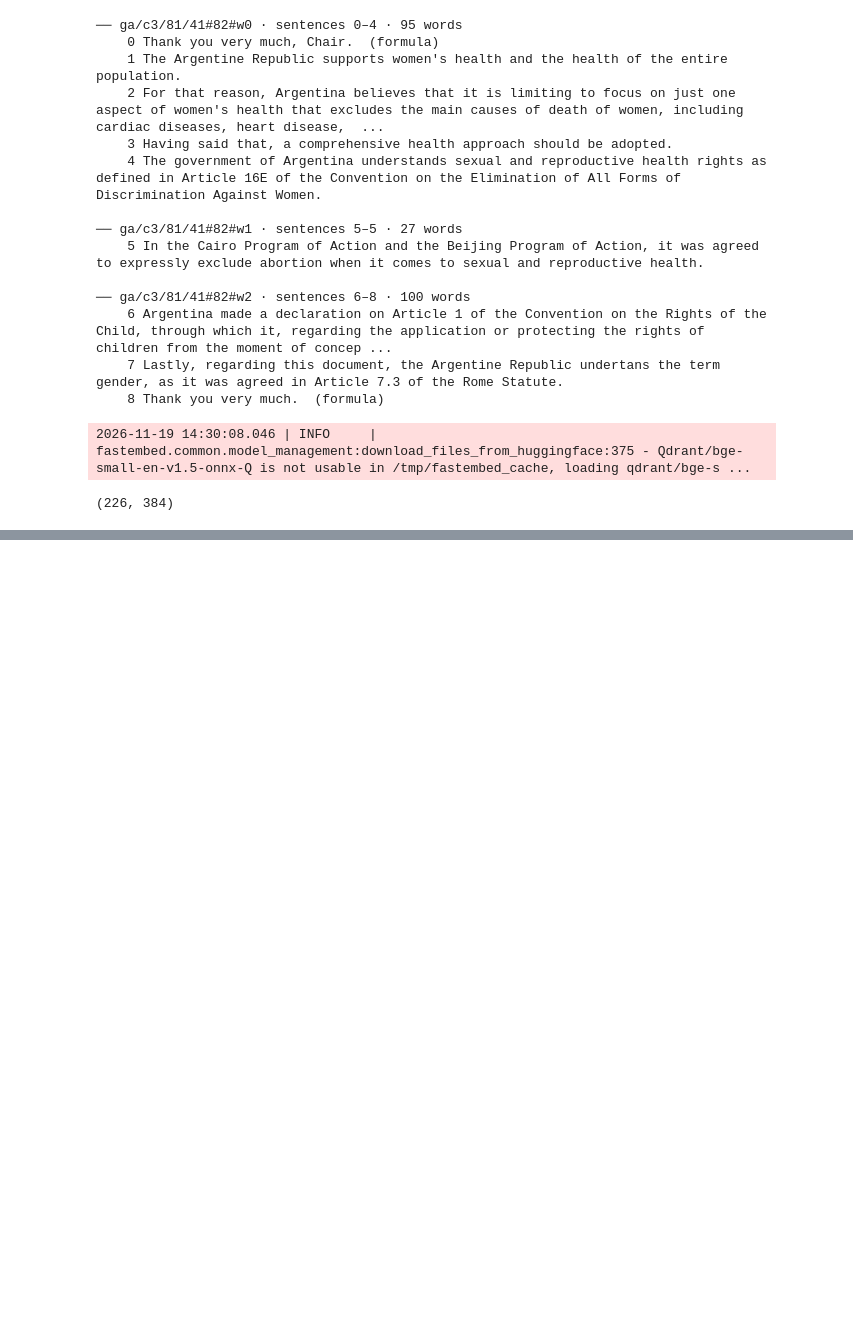
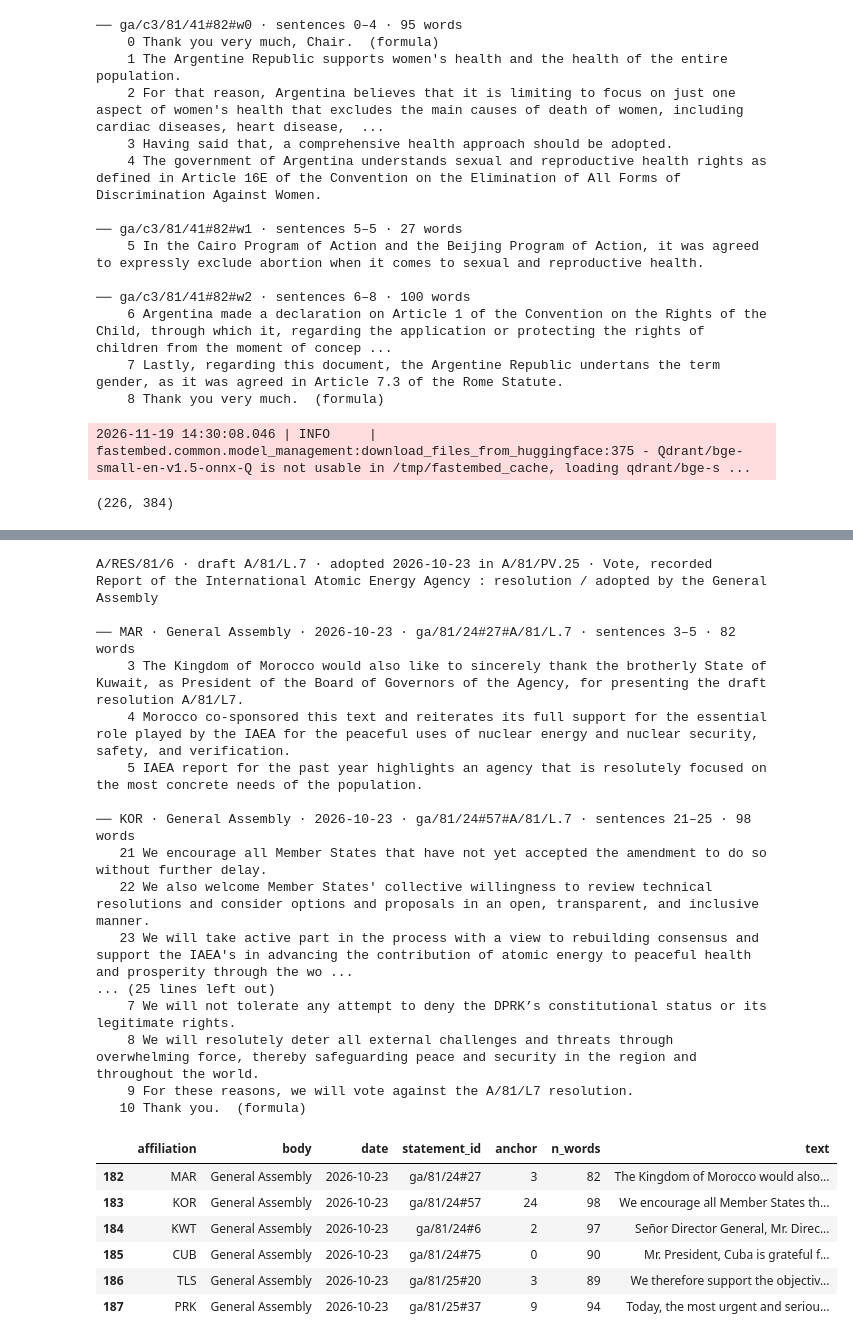
Before and after one commit to unst-ethz/policy-pulse, a Jupyter notebook: notebooks/janic/statement_parsing/statements_pipeline.ipynb, the cells around one changed output, grey strips where cells are left out. Saved outputs shown, nothing was run; the diff lists cells and outputs as text; code cells hidden in the pictures; blank space fills up the shorter version.

```diff
--- a/notebooks/janic/statement_parsing/statements_pipeline.ipynb
+++ b/notebooks/janic/statement_parsing/statements_pipeline.ipynb
@@ -1918,0 +2419,27 @@ These are fundamental for developing countries. which have been prioritized in t
+# %%
+resolution_windows("A/RES/81/6", k=6)
+# %% [output]
+A/RES/81/6 · draft A/81/L.7 · adopted 2026-10-23 in A/81/PV.25 · Vote, recorded
+Report of the International Atomic Energy Agency : resolution / adopted by the General Assembly
+
+── MAR · General Assembly · 2026-10-23 · ga/81/24#27#A/81/L.7 · sentences 3–5 · 82 words
+    3 The Kingdom of Morocco would also like to sincerely thank the brotherly State of Kuwait, as President of the Board of Governors of the Agency, for presenting the draft resolution A/81/L7.
+    4 Morocco co-sponsored this text and reiterates its full support for the essential role played by the IAEA for the peaceful uses of nuclear energy and nuclear security, safety, and verification.
+    5 IAEA report for the past year highlights an agency that is resolutely focused on the most concrete needs of the population.
+
+── KOR · General Assembly · 2026-10-23 · ga/81/24#57#A/81/L.7 · sentences 21–25 · 98 words
+   21 We encourage all Member States that have not yet accepted the amendment to do so without further delay.
+   22 We also welcome Member States' collective willingness to review technical resolutions and consider options and proposals in an open, transparent, and inclusive manner.
+   23 We will take active part in the process with a view to rebuilding consensus and support the IAEA's in advancing the contribution of atomic energy to peaceful health and prosperity through the wo ...
+... (25 lines left out)
+    7 We will not tolerate any attempt to deny the DPRK’s constitutional status or its legitimate rights.
+    8 We will resolutely deter all external challenges and threats through overwhelming force, thereby safeguarding peace and security in the region and throughout the world.
+    9 For these reasons, we will vote against the A/81/L7 resolution.
+   10 Thank you.  (formula)
+|  | affiliation | body | date | statement_id | anchor | n_words | text |
+| 182 | MAR | General Assembly | 2026-10-23 | ga/81/24#27 | 3 | 82 | The Kingdom of Morocco would also... |
+| 183 | KOR | General Assembly | 2026-10-23 | ga/81/24#57 | 24 | 98 | We encourage all Member States th... |
+| 184 | KWT | General Assembly | 2026-10-23 | ga/81/24#6 | 2 | 97 | Señor Director General, Mr. Direc... |
+| 185 | CUB | General Assembly | 2026-10-23 | ga/81/24#75 | 0 | 90 | Mr. President, Cuba is grateful f... |
+| 186 | TLS | General Assembly | 2026-10-23 | ga/81/25#20 | 3 | 89 | We therefore support the objectiv... |
+| 187 | PRK | General Assembly | 2026-10-23 | ga/81/25#37 | 9 | 94 | Today, the most urgent and seriou... |
```
Also changed, not shown: parts of 29 cells of this notebook.
